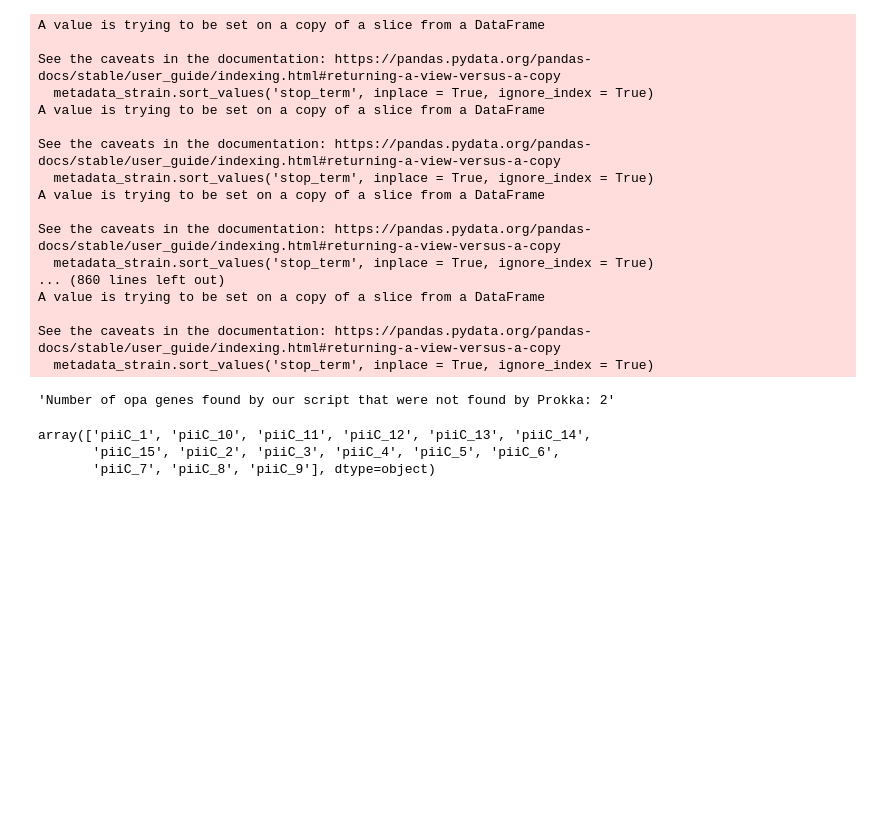
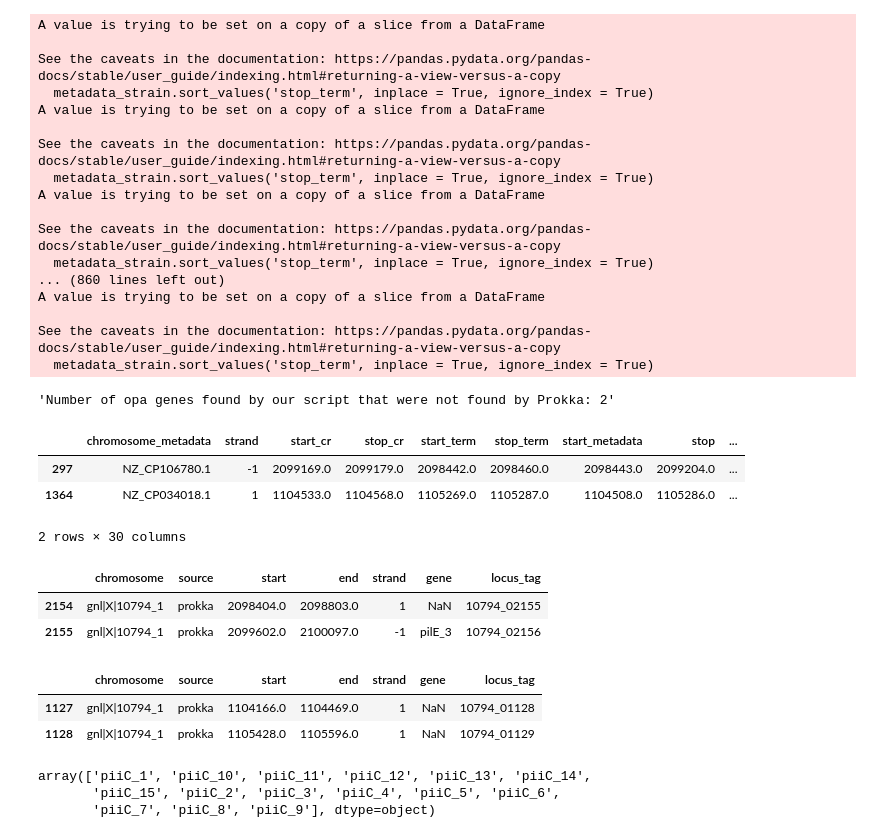
Before and after one commit to qinqin-yu/gonococcus_opa_diversity, a Jupyter notebook: opa_diversity_snakemake/workflow/notebooks/compare_prokka_opa_search.ipynb, the cells around one changed output. Cells and saved outputs as stored; diff of their text form; code cells hidden in the pictures; blank space fills up the shorter version.

Commit message:
looking into why two isolates were found by our algorithm but not by prokka

```diff
--- a/opa_diversity_snakemake/workflow/notebooks/compare_prokka_opa_search.ipynb
+++ b/opa_diversity_snakemake/workflow/notebooks/compare_prokka_opa_search.ipynb
@@ -53,6 +55,30 @@ A value is trying to be set on a copy of a slice from a DataFrame
 See the caveats in the documentation: https://pandas.pydata.org/pandas-docs/stable/user_guide/indexing.html#returning-a-view-versus-a-copy
   metadata_strain.sort_values('stop_term', inplace = True, ignore_index = True)
 'Number of opa genes found by our script that were not found by Prokka: 2'
+# %%
+# opa genes found by our script that were not found by Prokka
+merged[merged['locus_tag'].isnull()]
+# %% [output]
+|  | chromosome_metadata | strand | start_cr | stop_cr | start_term | stop_term | start_metadata | stop | ... |
+| 297 | NZ_CP106780.1 | -1 | 2099169.0 | 2099179.0 | 2098442.0 | 2098460.0 | 2098443.0 | 2099204.0 | ... |
+| 1364 | NZ_CP034018.1 | 1 | 1104533.0 | 1104568.0 | 1105269.0 | 1105287.0 | 1104508.0 | 1105286.0 | ... |
+2 rows × 30 columns
+# %%
+# Investigating why two opas were not found by Prokka
+prokka = pd.read_csv(prokka_path + '10794.csv', index_col = 0)
+prokka[(prokka['start']>2098443.0-1000)&(prokka['end']<2099204.0+1000)]
+# %% [output]
+|  | chromosome | source | start | end | strand | gene | locus_tag |
+| 2154 | gnl|X|10794_1 | prokka | 2098404.0 | 2098803.0 | 1 | NaN | 10794_02155 |
+| 2155 | gnl|X|10794_1 | prokka | 2099602.0 | 2100097.0 | -1 | pilE_3 | 10794_02156 |
+# %%
+# Investigating why two opas were not found by Prokka
+prokka = pd.read_csv(prokka_path + '10794.csv', index_col = 0)
+prokka[(prokka['start']>1104508.0-1000)&(prokka['end']<1105286.0+1000)]
+# %% [output]
+|  | chromosome | source | start | end | strand | gene | locus_tag |
+| 1127 | gnl|X|10794_1 | prokka | 1104166.0 | 1104469.0 | 1 | NaN | 10794_01128 |
+| 1128 | gnl|X|10794_1 | prokka | 1105428.0 | 1105596.0 | 1 | NaN | 10794_01129 |
 # %%
 np.unique(merged['gene'].dropna())
 # %% [output]
```
Also changed, not shown: parts of 1 cell of this notebook.
